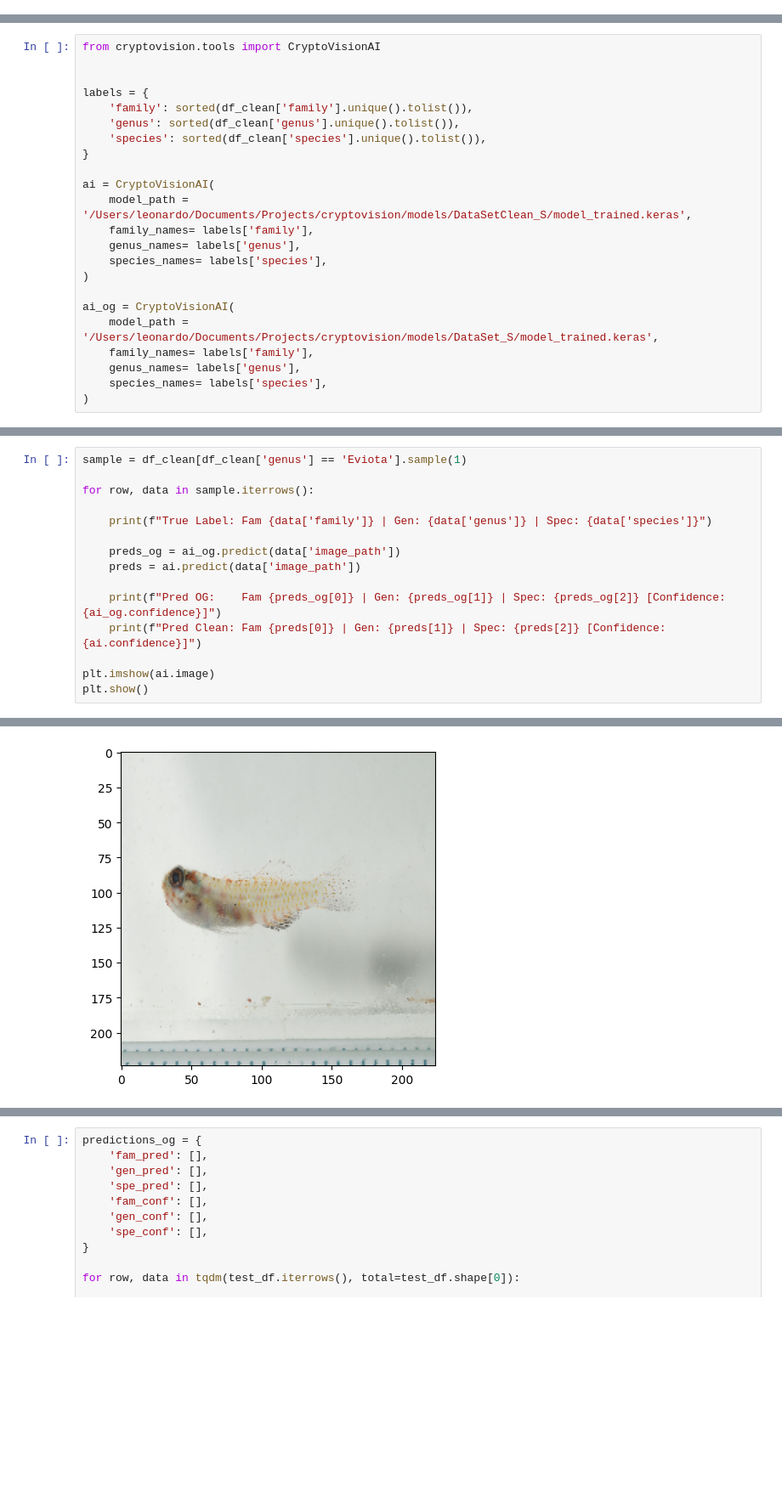
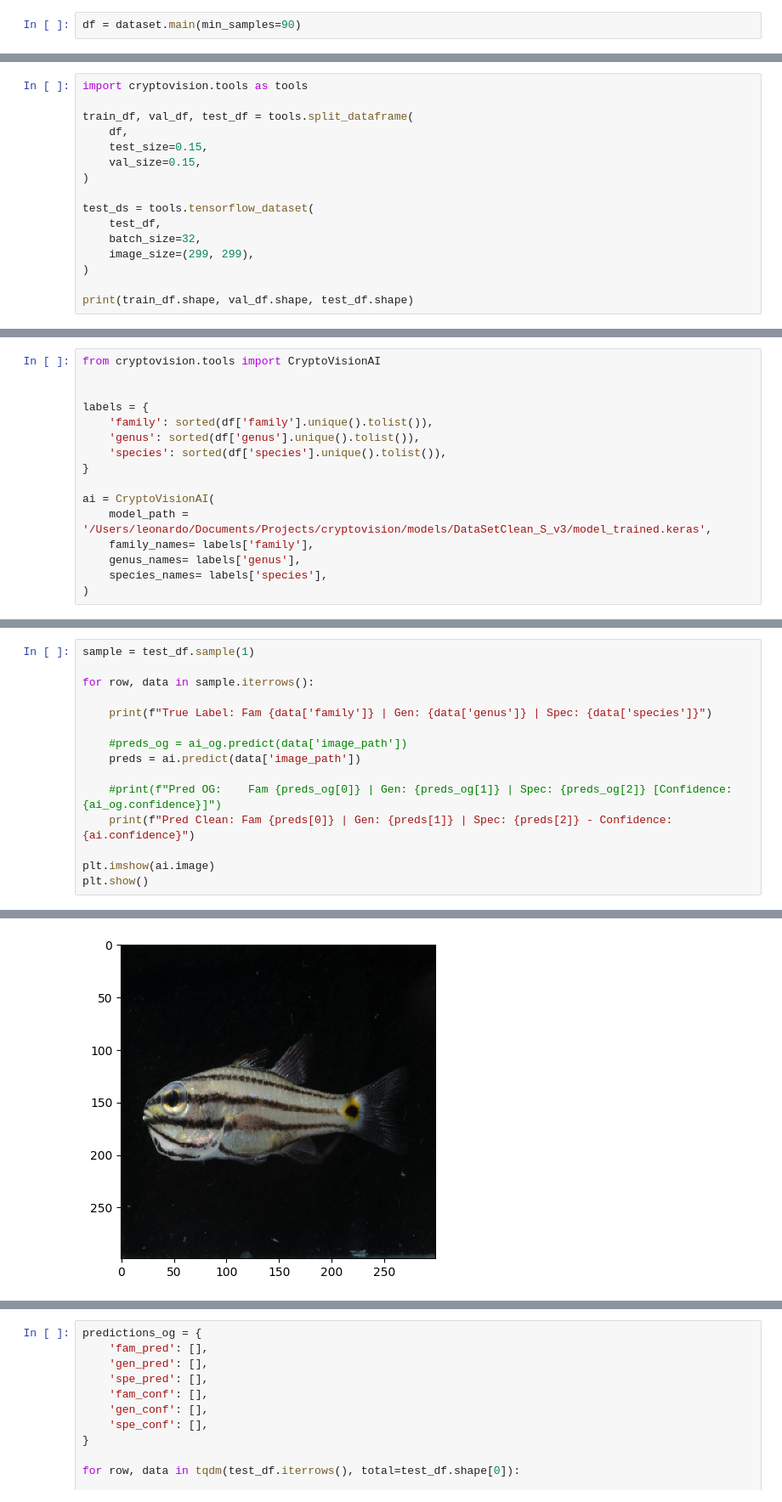
Before and after one commit to leonardo-reginato/cryptovision, a Jupyter notebook: notebooks/data_clean_effect.ipynb, the cells around one changed output, grey strips where cells are left out. Shown at 85% size. Cells and saved outputs as stored; diff of their text form; blank space fills up the shorter version.

Commit message:
train model 299 almost full clean inat

```diff
--- a/notebooks/data_clean_effect.ipynb
+++ b/notebooks/data_clean_effect.ipynb
@@ -108,0 +9,2 @@ sp_list = [
+# %%
+df = dataset.main(min_samples=90)
@@ -141,0 +83,16 @@ df_og.shape[0] - df_clean.shape[0]
+# %%
+import cryptovision.tools as tools
+
+train_df, val_df, test_df = tools.split_dataframe(
+    df,
+    test_size=0.15,
+    val_size=0.15,
+)
+
+test_ds = tools.tensorflow_dataset(
+    test_df,
+    batch_size=32,
+    image_size=(299, 299),
+)
+
+print(train_df.shape, val_df.shape, test_df.shape)
@@ -144,21 +108,14 @@ from cryptovision.tools import CryptoVisionAI
 
 
 labels = {
-    'family': sorted(df_clean['family'].unique().tolist()),
-    'genus': sorted(df_clean['genus'].unique().tolist()),
-    'species': sorted(df_clean['species'].unique().tolist()),
+    'family': sorted(df['family'].unique().tolist()),
+    'genus': sorted(df['genus'].unique().tolist()),
+    'species': sorted(df['species'].unique().tolist()),
 }
 
 ai = CryptoVisionAI(
-    model_path = '/Users/leonardo/Documents/Projects/cryptovision/models/DataSetClean_S/model_trained.keras',
+    model_path = '/Users/leonardo/Documents/Projects/cryptovision/models/DataSetClean_S_v3/model_trained.keras',
     family_names= labels['family'],
     genus_names= labels['genus'],
     species_names= labels['species'],
 )
-
-ai_og = CryptoVisionAI(
-    model_path = '/Users/leonardo/Documents/Projects/cryptovision/models/DataSet_S/model_trained.keras',
-    family_names= labels['family'],
-    genus_names= labels['genus'],
-    species_names= labels['species'],
-)
@@ -172,15 +154,15 @@ ai_og = CryptoVisionAI(
 # %%
-sample = df_clean[df_clean['genus'] == 'Eviota'].sample(1)
+sample = test_df.sample(1)
 
 for row, data in sample.iterrows():
 
     print(f"True Label: Fam {data['family']} | Gen: {data['genus']} | Spec: {data['species']}")
 
-    preds_og = ai_og.predict(data['image_path'])
+    #preds_og = ai_og.predict(data['image_path'])
     preds = ai.predict(data['image_path'])
 
-    print(f"Pred OG:    Fam {preds_og[0]} | Gen: {preds_og[1]} | Spec: {preds_og[2]} [Confidence: {ai_og.confidence}]")
-    print(f"Pred Clean: Fam {preds[0]} | Gen: {preds[1]} | Spec: {preds[2]} [Confidence: {ai.confidence}]")
+    #print(f"Pred OG:    Fam {preds_og[0]} | Gen: {preds_og[1]} | Spec: {preds_og[2]} [Confidence: {ai_og.confidence}]")
+    print(f"Pred Clean: Fam {preds[0]} | Gen: {preds[1]} | Spec: {preds[2]} - Confidence: {ai.confidence}")
 
 plt.imshow(ai.image)
 plt.show()
@@ -191 +172 @@ Pred Clean: Fam Gobiidae | Gen: Eviota | Spec: Eviota albolineata [Confidence: (
-[figure, old version]
+[figure, new version]
```
Also changed, not shown: parts of 20 cells of this notebook, 4 other files.
